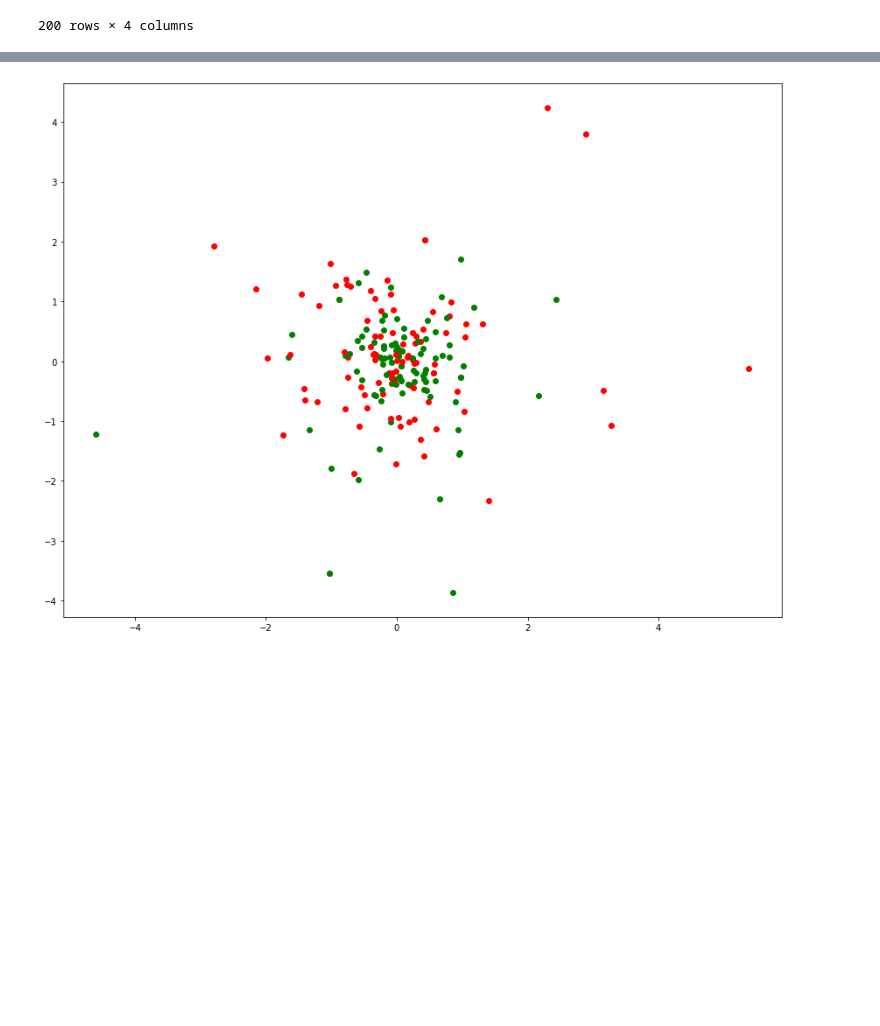
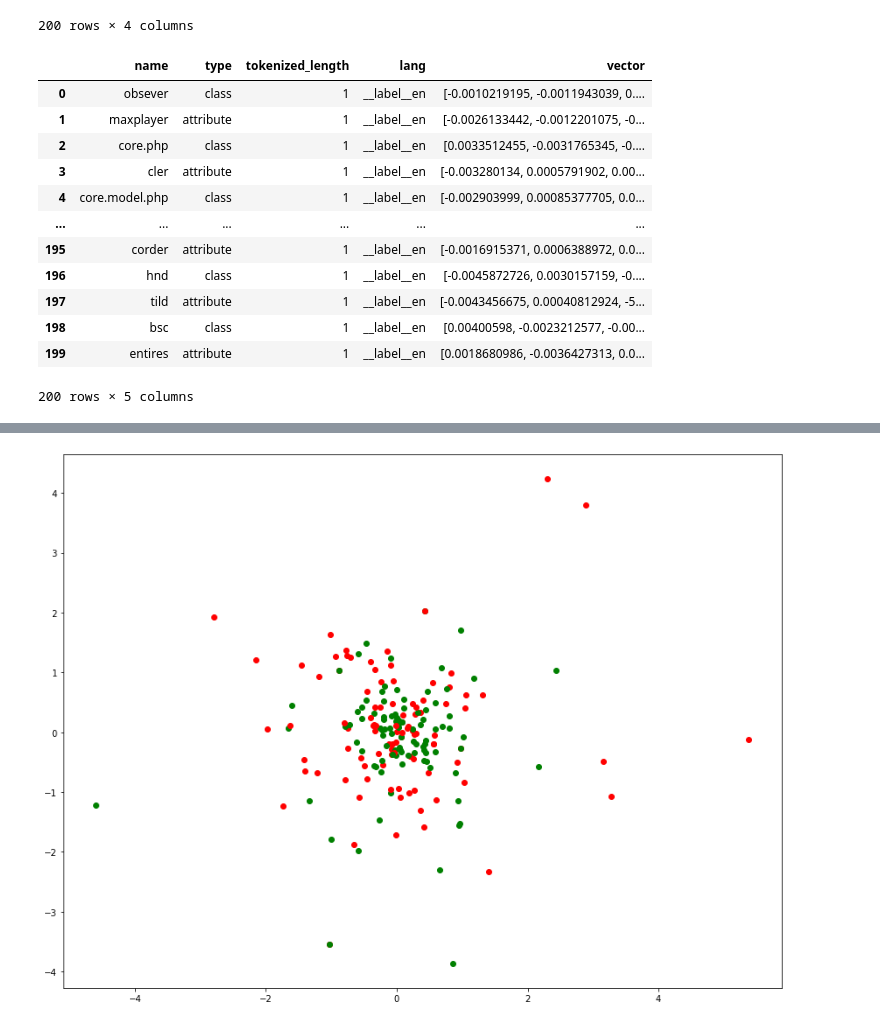
Before and after one commit to MeMartijn/text2uml, a Jupyter notebook: metadata-classification/Word2Vec visualization - GenMyModel.ipynb, the cells around one changed output, grey strips where cells are left out. Saved outputs shown, nothing was run; the diff lists cells and outputs as text; code cells hidden in the pictures; blank space fills up the shorter version.

```diff
--- a/metadata-classification/Word2Vec visualization - GenMyModel.ipynb
+++ b/metadata-classification/Word2Vec visualization - GenMyModel.ipynb
@@ -90,3 +92,19 @@ filtered_df
 200 rows × 4 columns
 # %%
 filtered_df['vector'] = filtered_df['name'].apply(lambda x: word2vecSG.wv.get_vector(x))
+# %%
+filtered_df
+# %% [output]
+|  | name | type | tokenized_length | lang | vector |
+| 0 | obsever | class | 1 | __label__en | [-0.0010219195, -0.0011943039, 0.... |
+| 1 | maxplayer | attribute | 1 | __label__en | [-0.0026133442, -0.0012201075, -0... |
+| 2 | core.php | class | 1 | __label__en | [0.0033512455, -0.0031765345, -0.... |
+| 3 | cler | attribute | 1 | __label__en | [-0.003280134, 0.0005791902, 0.00... |
+| 4 | core.model.php | class | 1 | __label__en | [-0.002903999, 0.00085377705, 0.0... |
+| ... | ... | ... | ... | ... | ... |
+| 195 | corder | attribute | 1 | __label__en | [-0.0016915371, 0.0006388972, 0.0... |
+| 196 | hnd | class | 1 | __label__en | [-0.0045872726, 0.0030157159, -0.... |
+| 197 | tild | attribute | 1 | __label__en | [-0.0043456675, 0.00040812924, -5... |
+| 198 | bsc | class | 1 | __label__en | [0.00400598, -0.0023212577, -0.00... |
+| 199 | entires | attribute | 1 | __label__en | [0.0018680986, -0.0036427313, 0.0... |
+200 rows × 5 columns
```
Also changed, not shown: parts of 6 cells of this notebook.
